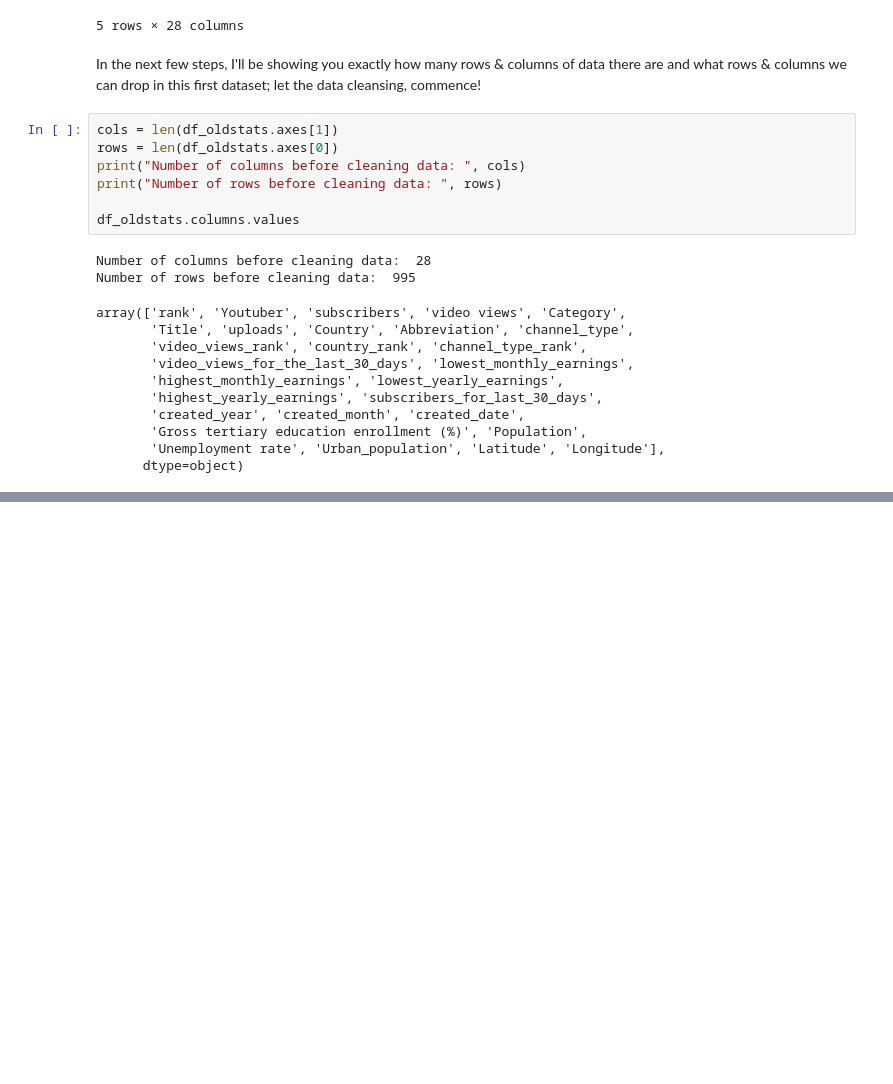
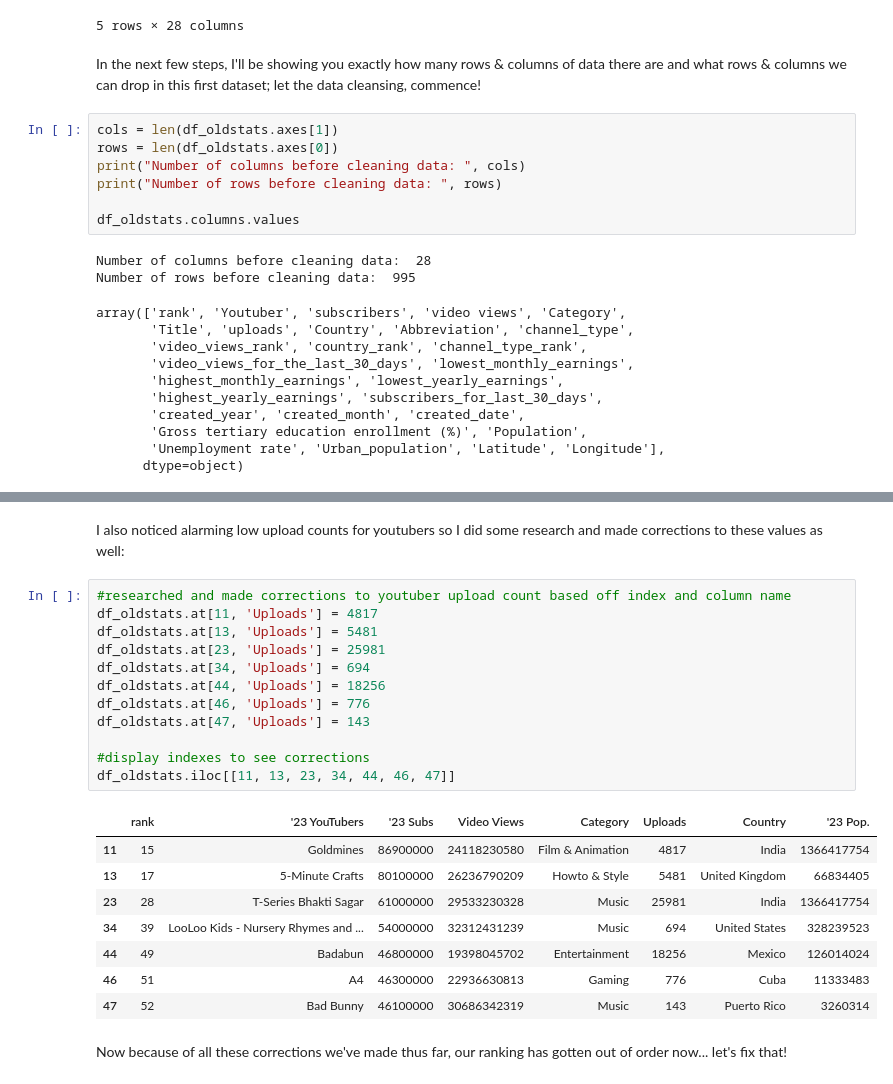
Before and after one commit to metguy/trending_youtubers, a Jupyter notebook: 2023_YouTuber_Analysis.ipynb, the cells around one changed output, grey strips where cells are left out. Cells and saved outputs as stored; diff of their text form; blank space fills up the shorter version.

```diff
--- a/2023_YouTuber_Analysis.ipynb
+++ b/2023_YouTuber_Analysis.ipynb
@@ -122,4 +137,29 @@ df_oldstats.at[47, 'Country'] = 'Puerto Rico'
 df_oldstats.isnull().values.any()
 # %% [output]
 False
+# %% [markdown]
+I also noticed alarming low upload counts for youtubers so I did some research and made corrections to these values as well:
+# %%
+#researched and made corrections to youtuber upload count based off index and column name
+df_oldstats.at[11, 'Uploads'] = 4817
+df_oldstats.at[13, 'Uploads'] = 5481
+df_oldstats.at[23, 'Uploads'] = 25981
+df_oldstats.at[34, 'Uploads'] = 694
+df_oldstats.at[44, 'Uploads'] = 18256
+df_oldstats.at[46, 'Uploads'] = 776
+df_oldstats.at[47, 'Uploads'] = 143
+
+#display indexes to see corrections
+df_oldstats.iloc[[11, 13, 23, 34, 44, 46, 47]]
+# %% [output]
+|  | rank | '23 YouTubers | '23 Subs | Video Views | Category | Uploads | Country | '23 Pop. |
+| 11 | 15 | Goldmines | 86900000 | 24118230580 | Film & Animation | 4817 | India | 1366417754 |
+| 13 | 17 | 5-Minute Crafts | 80100000 | 26236790209 | Howto & Style | 5481 | United Kingdom | 66834405 |
+| 23 | 28 | T-Series Bhakti Sagar | 61000000 | 29533230328 | Music | 25981 | India | 1366417754 |
+| 34 | 39 | LooLoo Kids - Nursery Rhymes and ... | 54000000 | 32312431239 | Music | 694 | United States | 328239523 |
+| 44 | 49 | Badabun | 46800000 | 19398045702 | Entertainment | 18256 | Mexico | 126014024 |
+| 46 | 51 | A4 | 46300000 | 22936630813 | Gaming | 776 | Cuba | 11333483 |
+| 47 | 52 | Bad Bunny | 46100000 | 30686342319 | Music | 143 | Puerto Rico | 3260314 |
+# %% [markdown]
+Now because of all these corrections we've made thus far, our ranking has gotten out of order now... let's fix that!
 # %%
```
Also changed, not shown: parts of 10 cells of this notebook, 3 other files.
